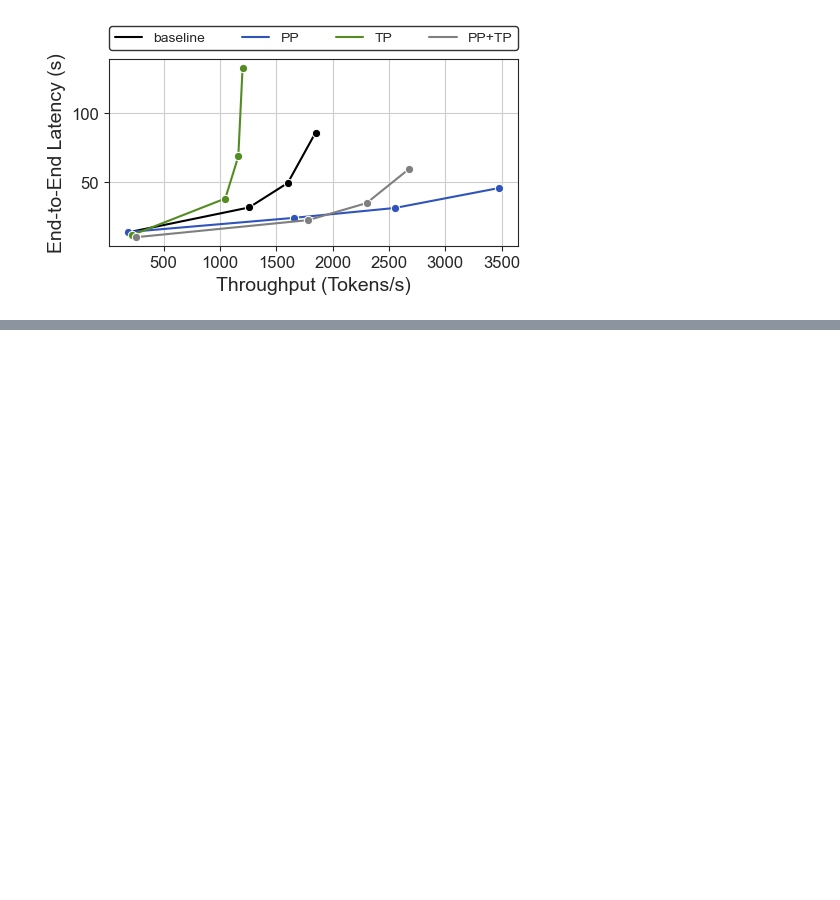
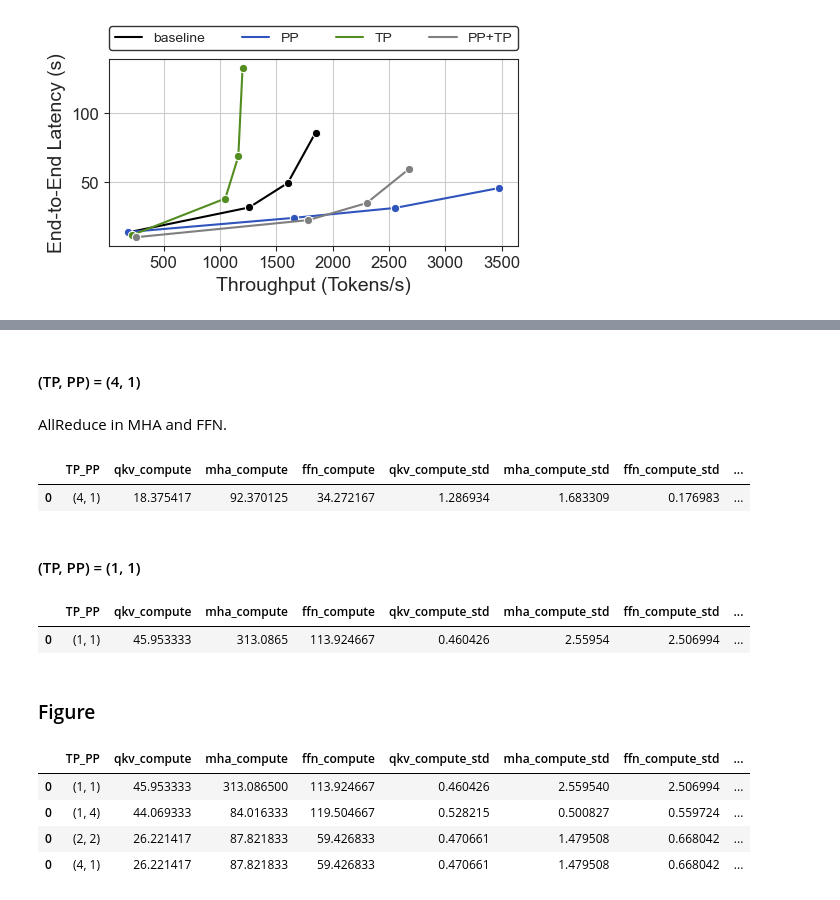
Before and after one commit to ajx42/small-data-systems, a Jupyter notebook: project/figures.ipynb, the cells around one changed output, grey strips where cells are left out. Saved outputs shown, nothing was run; the diff lists cells and outputs as text; code cells hidden in the pictures; blank space fills up the shorter version.

```diff
--- a/project/figures.ipynb
+++ b/project/figures.ipynb
@@ -612,0 +789,4 @@ plot_latency_vs_throughput(model_name='falcon-rw-1b', input_length=2048)
+# %% [markdown]
+#### (TP, PP) = (4, 1)
+# %% [markdown]
+AllReduce in MHA and FFN.
@@ -612,0 +931,30 @@ plot_latency_vs_throughput(model_name='falcon-rw-1b', input_length=2048)
+# %%
+mean_qkv, std_qkv = np.mean(list(qkv_us.values())), np.std(list(qkv_us.values()))
+mean_mha, std_mha = np.mean(list(mha_us.values())), np.std(list(mha_us.values()))
+mean_ffn, std_ffn = np.mean(list(ffn_us.values())), np.std(list(ffn_us.values()))
+
+mean_qkv_comm, std_qkv_comm = 0.0, 0.0
+mean_mha_comm, std_mha_comm = np.mean(list(mha_comm.values())), np.std(list(mha_comm.values()))
+mean_ffn_comm, std_ffn_comm = np.mean(list(ffn_comm.values())), np.std(list(ffn_comm.values()))
+
+x3 = pd.DataFrame({
+    'TP_PP': '(4, 1)',
+    'qkv_compute': mean_qkv,
+    'mha_compute': mean_mha,
+    'ffn_compute': mean_ffn,
+    'qkv_compute_std': std_qkv,
+    'mha_compute_std': std_mha,
+    'ffn_compute_std': std_ffn,
+    'qkv_comm': mean_qkv_comm,
+    'mha_comm': mean_mha_comm,
+    'ffn_comm': mean_ffn_comm,
+    'qkv_comm_std': std_qkv_comm,
+    'mha_comm_std': std_mha_comm,
+    'ffn_comm_std': std_ffn_comm,
+}, index=[0])
+x3
+# %% [output]
+|  | TP_PP | qkv_compute | mha_compute | ffn_compute | qkv_compute_std | mha_compute_std | ffn_compute_std | ... |
+| 0 | (4, 1) | 18.375417 | 92.370125 | 34.272167 | 1.286934 | 1.683309 | 0.176983 | ... |
+# %% [markdown]
+#### (TP, PP) = (1, 1)
@@ -612,0 +1045,40 @@ plot_latency_vs_throughput(model_name='falcon-rw-1b', input_length=2048)
+# %%
+mean_qkv, std_qkv = np.mean(list(qkv_us.values())), np.std(list(qkv_us.values()))
+mean_mha, std_mha = np.mean(list(mha_us.values())), np.std(list(mha_us.values()))
+mean_ffn, std_ffn = np.mean(list(ffn_us.values())), np.std(list(ffn_us.values()))
+
+mean_qkv_comm, std_qkv_comm = 0.0, 0.0
+mean_mha_comm, std_mha_comm = 0.0, 0.0
+mean_ffn_comm, std_ffn_comm = 0.0, 0.0
+
+x4 = pd.DataFrame({
+    'TP_PP': '(1, 1)',
+    'qkv_compute': mean_qkv,
+    'mha_compute': mean_mha,
+    'ffn_compute': mean_ffn,
+    'qkv_compute_std': std_qkv,
+    'mha_compute_std': std_mha,
+    'ffn_compute_std': std_ffn,
+    'qkv_comm': mean_qkv_comm,
+    'mha_comm': mean_mha_comm,
+    'ffn_comm': mean_ffn_comm,
+    'qkv_comm_std': std_qkv_comm,
+    'mha_comm_std': std_mha_comm,
+    'ffn_comm_std': std_ffn_comm,
+}, index=[0])
+x4
+# %% [output]
+|  | TP_PP | qkv_compute | mha_compute | ffn_compute | qkv_compute_std | mha_compute_std | ffn_compute_std | ... |
+| 0 | (1, 1) | 45.953333 | 313.0865 | 113.924667 | 0.460426 | 2.55954 | 2.506994 | ... |
+# %% [markdown]
+### Figure
+# %%
+util_data = pd.concat([x1, x2, x3, x4])
+util_data = util_data.sort_values(by='TP_PP')
+util_data
+# %% [output]
+|  | TP_PP | qkv_compute | mha_compute | ffn_compute | qkv_compute_std | mha_compute_std | ffn_compute_std | ... |
+| 0 | (1, 1) | 45.953333 | 313.086500 | 113.924667 | 0.460426 | 2.559540 | 2.506994 | ... |
+| 0 | (1, 4) | 44.069333 | 84.016333 | 119.504667 | 0.528215 | 0.500827 | 0.559724 | ... |
+| 0 | (2, 2) | 26.221417 | 87.821833 | 59.426833 | 0.470661 | 1.479508 | 0.668042 | ... |
+| 0 | (4, 1) | 26.221417 | 87.821833 | 59.426833 | 0.470661 | 1.479508 | 0.668042 | ... |
```
Also changed, not shown: parts of 17 cells of this notebook.
